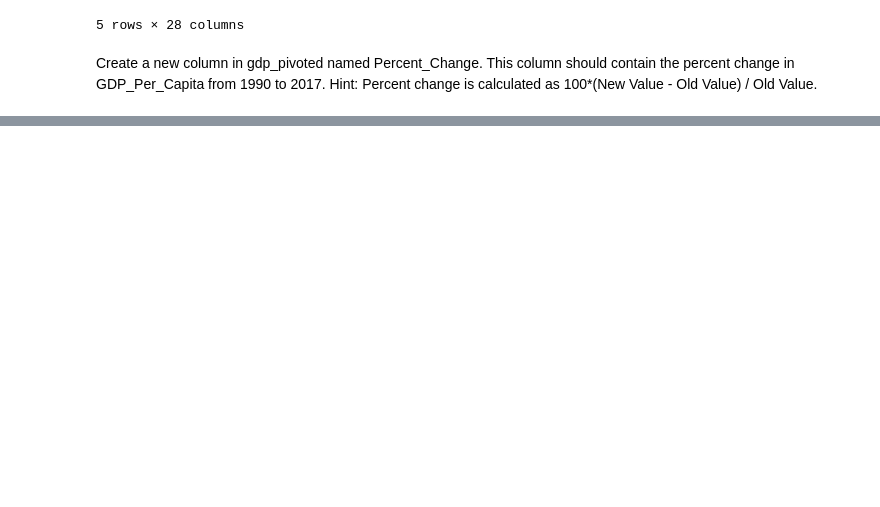
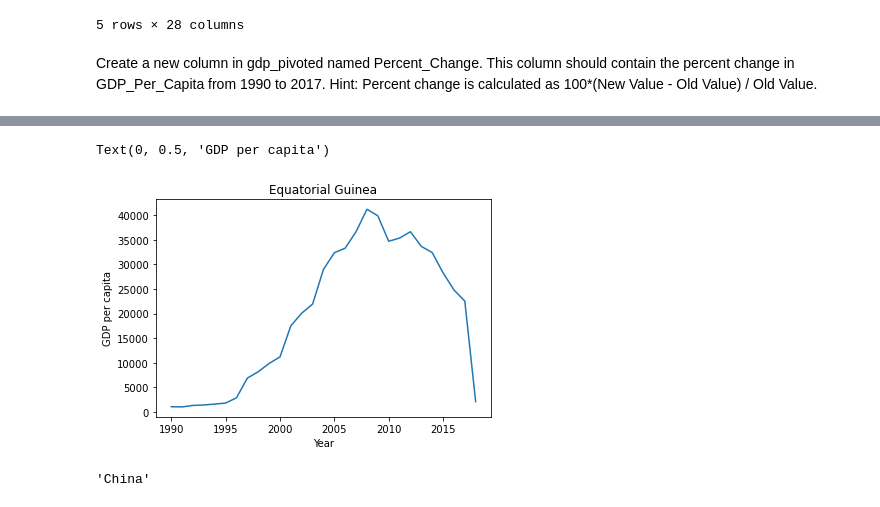
Before and after one commit to nss-data-science-cohort-6/un_data_question-bvanitsthian, a Jupyter notebook: UN_Data_Exploration.ipynb, the cells around one changed output, grey strips where cells are left out. Saved outputs shown, nothing was run; the diff lists cells and outputs as text; code cells hidden in the pictures; blank space fills up the shorter version.

```diff
--- a/UN_Data_Exploration.ipynb
+++ b/UN_Data_Exploration.ipynb
@@ -204,8 +204,5 @@ gdp_pivoted.head()
 Create a new column in gdp_pivoted named Percent_Change. This column should contain the percent change in GDP_Per_Capita from 1990 to 2017. Hint: Percent change is calculated as 100*(New Value - Old Value) / Old Value.
 # %%
 #gdp_pivoted['Percent_Change'] = gdp_pivoted.pct_change()
-#gdp_pivoted['Percent_Change'] = ((gdp_pivoted['2017'] - gdp_pivoted['1990']) / gdp_pivoted['1990']) * 100
-
-#gdp_pivoted['Percent_Change'] = gdp_pivoted.pct_change(axis=1)['2017']
-
-#df2['new'] = (df2['C']-df2['B'])/df2['B']
+gdp_pivoted['Percent_Change'] = ((gdp_pivoted[2017] - gdp_pivoted[1990]) / gdp_pivoted[1990]) * 100
+gdp_pivoted[[1990,2017,'Percent_Change']]
@@ -215,0 +243,13 @@ gdp_pivoted.head() #use shift tab to get more info about the method/function
+# %%
+gdp_pivoted1 = gdp_pivoted.sort_values(by = ['Percent_Change'], ascending = False)
+gdp_pivoted1.iloc[0].plot(kind = 'line')
+plt.title('Equatorial Guinea')
+plt.xlabel('Year')
+plt.ylabel('GDP per capita')
+# %% [output]
+Text(0, 0.5, 'GDP per capita')
+[figure, added]
+# %%
+gdp_pivoted1.iloc[1].name
+# %% [output]
+'China'
```
Also changed, not shown: parts of 11 cells of this notebook.
